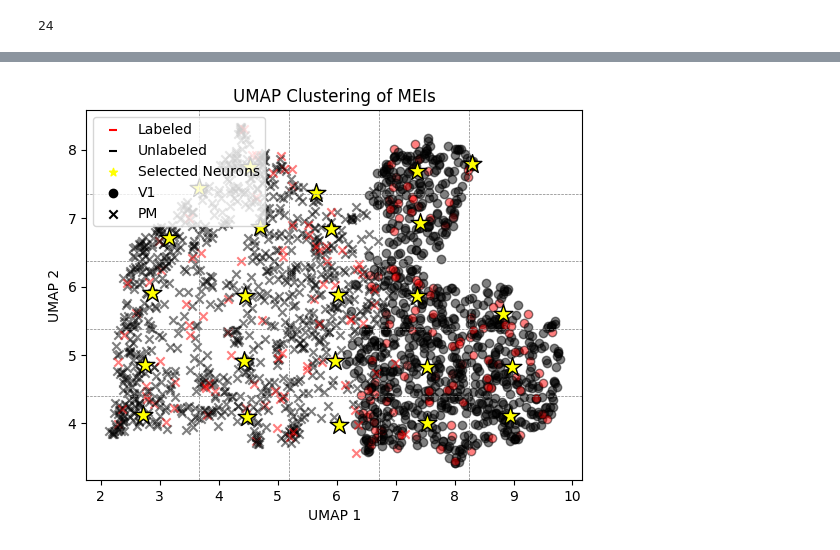
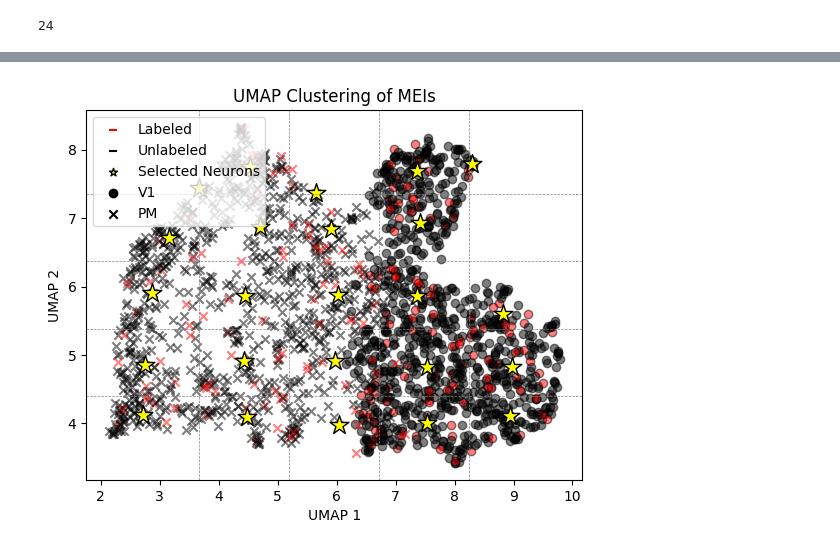
Before and after one commit to ananaphasia/Petreanu_MEI_generation, a Jupyter notebook: 06_UMAP_analysis.ipynb, the cells around one changed output, grey strips where cells are left out. Drawn from its saved outputs; the diff is of its cells as text; code cells hidden in the pictures.

```diff
--- a/06_UMAP_analysis.ipynb
+++ b/06_UMAP_analysis.ipynb
@@ -779,7 +779,7 @@ len(selected_meis)
 # %%
 # Plot the selected MEIs at the grid locations
 
-fig, axs = plt.subplots(N, N, figsize=(10, 10))
+fig, axs = plt.subplots(N, N, figsize=(8, 8))
 
 # Create a set of all subplot locations
 all_locs = {(i, j) for i in range(N) for j in range(N)}
@@ -818,32 +818,32 @@ for i, (label, redcell) in enumerate(zip(class_list, redcells)):
 
 # Add a label (*) for the selected neurons
 for idx in selected_indices:
     plt.scatter(embeddings[idx, 0], embeddings[idx, 1],
                 marker='*',
                 s=200,  # size of the star marker
                 color='yellow',
                 edgecolors='k')
 
 # Draw the NxN grid
 for i in range(1, N):
     plt.axhline(y=y[i], color='gray', linestyle='--', linewidth=0.5)
     plt.axvline(x=x[i], color='gray', linestyle='--', linewidth=0.5)
 
 legend_labels = ['V1', 'PM']
 plt.scatter([], [], color='red', label='Labeled', marker='_')
 plt.scatter([], [], color='black', label='Unlabeled', marker='_')
-plt.scatter([], [], marker='*', color='yellow', label='Selected Neurons')
+plt.scatter([], [], marker='*', color='yellow', label='Selected Neurons', edgecolors='k')
 
 for i in range(2):
     plt.scatter([], [], marker=markers[i], label=legend_labels[i], color='black')
 
 plt.title('UMAP Clustering of MEIs')
 plt.xlabel('UMAP 1')
 plt.ylabel('UMAP 2')
 
 # Avoid duplicate legend entries
 plt.legend()
 
 plt.show()
 # %% [output]
-[figure, old version]
+[figure, new version]
```
Also changed, not shown: parts of 1 cell of this notebook.
